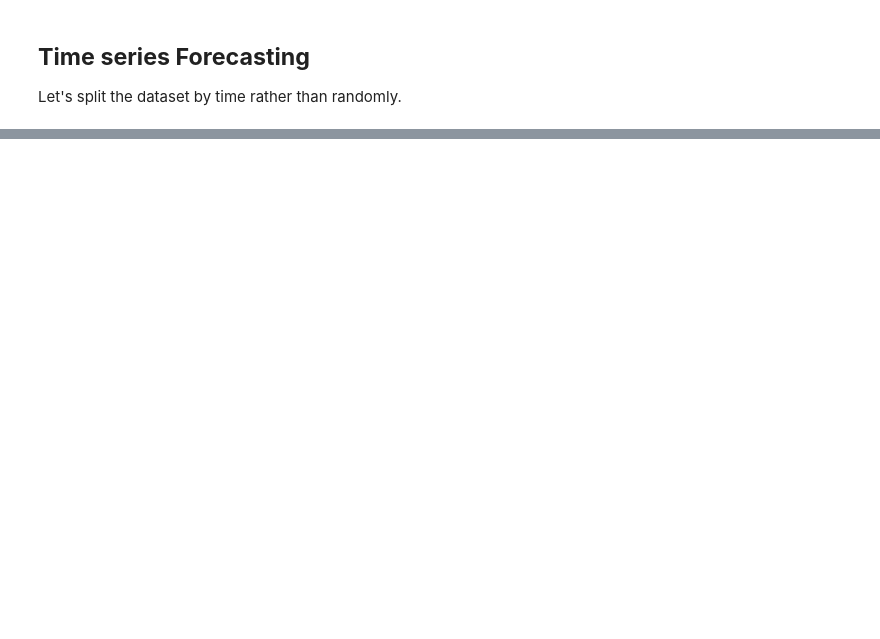
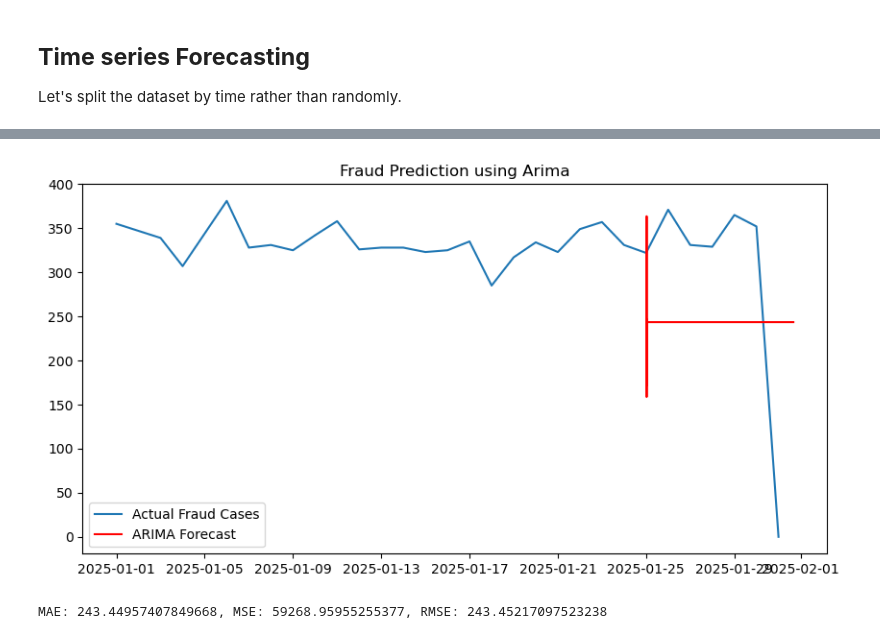
Before and after one commit to omendez930/Bank-Fraud-Detection, a Jupyter notebook: notebook.ipynb, the cells around one changed output, grey strips where cells are left out. Saved outputs shown, nothing was run; the diff lists cells and outputs as text; code cells hidden in the pictures; blank space fills up the shorter version.

```diff
--- a/notebook.ipynb
+++ b/notebook.ipynb
@@ -515,23 +603,34 @@ X_test_time, y_test_time = test.drop(columns=['is_fraud']), test['is_fraud']
 # %%
 from statsmodels.tsa.arima.model import ARIMA
 
-# Esure 'Transaction_DATETIME column is set to index
-bank_df.set_index('Transaction_DateTime', inplace=True)
+# # Esure 'Transaction_DATETIME column is set to index
+# bank_df.set_index('Transaction_DateTime', inplace=True)
 
 #Aggregate fraud counts over time
 fraud_counts = bank_df.resample('D')['Is_Fraud'].sum()
 
 # Train ARIMA model
 model = ARIMA(fraud_counts[:train_size], order=(5,1,0))
 model_fit = model.fit()
 
 # forecast future fraud cases
 forecast = model_fit.forecast(steps=len(test))
 
 # plot results
 plt.figure(figsize=(10,5))
 plt.plot(fraud_counts, label='Actual Fraud Cases')
 plt.plot(test.index, forecast, label='ARIMA Forecast', color='red')
 plt.legend()
 plt.title('Fraud Prediction using Arima')
 plt.show()
+# %% [output]
+[figure, added]
+# %%
+# Evaluate the Model Performance
+mae = mean_absolute_error(test['Is_Fraud'], forecast)
+mse = mean_squared_error(test['Is_Fraud'], forecast)
+rmse = mse ** 0.5
+
+print(f"MAE: {mae}, MSE: {mse}, RMSE: {rmse}")
+# %% [output]
+MAE: 243.44957407849668, MSE: 59268.95955255377, RMSE: 243.45217097523238
```
Also changed, not shown: parts of 14 cells of this notebook.
